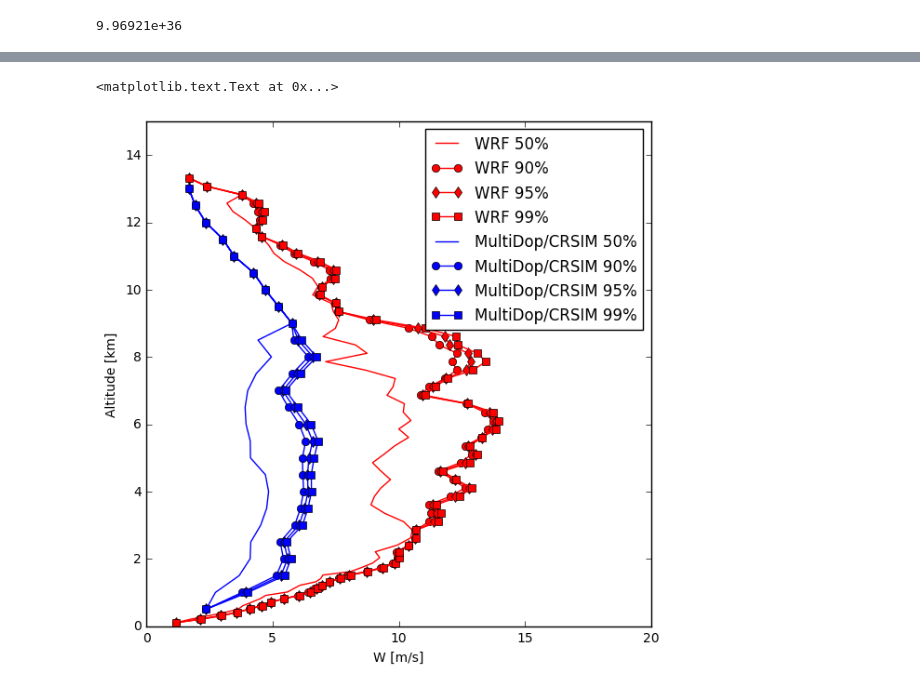
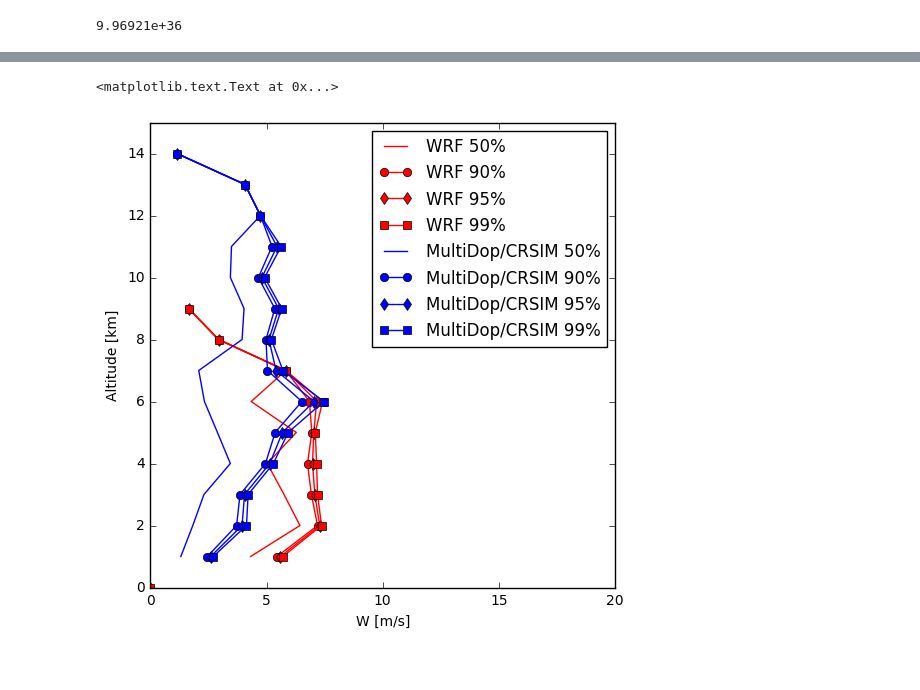
Before and after one commit to rcjackson/cmdv-rrm-anl, a Jupyter notebook: notebooks/CRSIM Multidop.ipynb, the cells around one changed output, grey strips where cells are left out. Drawn from its saved outputs; the diff is of its cells as text; code cells hidden in the pictures.

```diff
--- a/notebooks/CRSIM Multidop.ipynb
+++ b/notebooks/CRSIM Multidop.ipynb
@@ -336,0 +390,19 @@ plt.ylabel('Y [km]')
+# %%
+from scipy.interpolate import RegularGridInterpolator
+scale_down_horiz = 2
+scale_down_vert = 2
+w = W_wrf[4,:-1,:,:]
+v = V_wrf[4,:,:-1,:]
+u = U_wrf[4,:,:,:-1]
+z = Z_wrf[4,:,:,:]
+new_grid_x, new_grid_y, new_grid_z = np.meshgrid(range(-87,87,scale_down_horiz),
+                                                 range(-87,87,scale_down_horiz),
+                                                 np.arange(0,20000,500*scale_down_vert))
+x = range(-87,87,1)
+y = range(-87,87,1)
+z = alt_wrf[4,:-1,1,1]
+print(v.shape)
+w_interp = RegularGridInterpolator((z, y, x), w)
+v_interp = RegularGridInterpolator((z, y, x), v)
+u_interp = RegularGridInterpolator((z, y, x), u)
+z_interp = RegularGridInterpolator((z, y, x), Z_wrf[4,:,:,:])
@@ -337,5 +458,7 @@ plt.ylabel('Y [km]')
 # %%
-num_levels = 40
+w = pyart_grid.fields['upward_air_velocity']['data']
+Z = pyart_grid.fields['reflectivity']['data']
+num_levels = 21
 times = [0]
 ws = np.ma.zeros((len(times), num_levels, 81, 111))
 ws_all = np.ma.zeros((len(times), num_levels, 81, 111))
@@ -401,10 +524,10 @@ min_z = ndimage.measurements.minimum(grid_z,
 deep_cores = np.where(np.logical_and(max_z >= 15000, min_z <= 1000))
 depth = max_z-min_z
 
-max_z_olevel = np.ma.zeros((81,111))
-min_z_olevel = np.ma.zeros((81,111))
-max_z_level = np.ma.zeros((num_levels, 81,111))
-min_z_level = np.ma.zeros((num_levels, 81,111))
+max_z_olevel = np.ma.zeros((81, 111))
+min_z_olevel = np.ma.zeros((81, 111))
+max_z_level = np.ma.zeros((num_levels, 81, 111))
+min_z_level = np.ma.zeros((num_levels, 81, 111))
 
 # Find deep convective cores and get max updraft speeds
 for levels in range(0,num_levels-1):
@@ -419,7 +542,7 @@ for levels in range(0,num_levels-1):
         min_z_olevel[indicies] = min_z[labels]
 
         if(len(indicies[0]) > 0
-           and max_z[labels]-min_z[labels] >= 5000
+           and max_z[labels] >= 5000 and min_z[labels] <= 1000
            ):
             max_w_individual.append(max(w_temp[indicies]))
             level_individual.append(levels)
@@ -499,7 +622,7 @@ for levels in range(0,num_levels):
     w_hist_all[levels] = counts
 
     total_counts[levels] = len(max_w_individual[level_individual == levels])
-    if(len(ws_in_core) > 0):
+    if(total_counts[levels]  > 0):
         ninety_w[levels] = np.percentile(max_w_individual[level_individual == levels], 90)
         ninety_five_w[levels] = np.percentile(max_w_individual[level_individual == levels], 95)
         ninety_nine_w[levels] = np.percentile(max_w_individual[level_individual == levels], 99)
@@ -670,19 +800,19 @@ for levels in range(0,array_shape[1]):
 # %%
-plt.figure(figsize=(7,7))
+plt.figure(figsize=(6,6))
 plt.plot(median_w_wrf, height_level/1e3, color='r')
 plt.plot(ninety_w_wrf, height_level/1e3, color='r', marker='o')
 plt.plot(ninety_five_w_wrf, height_level/1e3, color='r', marker='d')
 plt.plot(ninety_nine_w_wrf, height_level/1e3, color='r', marker='s')
 
-plt.plot(median_w, np.arange(0,20,0.5), color='b')
-plt.plot(ninety_w, np.arange(0,20,0.5), color='b', marker='o')
-plt.plot(ninety_five_w, np.arange(0,20,0.5), color='b', marker='d')
-plt.plot(ninety_nine_w, np.arange(0,20,0.5), color='b', marker='s')
+plt.plot(median_w, np.arange(0,21,1), color='b')
+plt.plot(ninety_w, np.arange(0,21,1), color='b', marker='o')
+plt.plot(ninety_five_w, np.arange(0,21,1), color='b', marker='d')
+plt.plot(ninety_nine_w, np.arange(0,21,1), color='b', marker='s')
 legend(['WRF 50%', 'WRF 90%', 'WRF 95%', 'WRF 99%', 'MultiDop/CRSIM 50%', 'MultiDop/CRSIM 90%', 'MultiDop/CRSIM 95%', 'MultiDop/CRSIM 99%'], loc='best')
 plt.xlim([0,20])
 plt.ylim([0,15])
 plt.xlabel('W [m/s]')
 plt.ylabel('Altitude [km]')
 # %% [output]
 <matplotlib.text.Text at 0x...>
-[figure, old version]
+[figure, new version]
```
Also changed, not shown: parts of 20 cells of this notebook.
